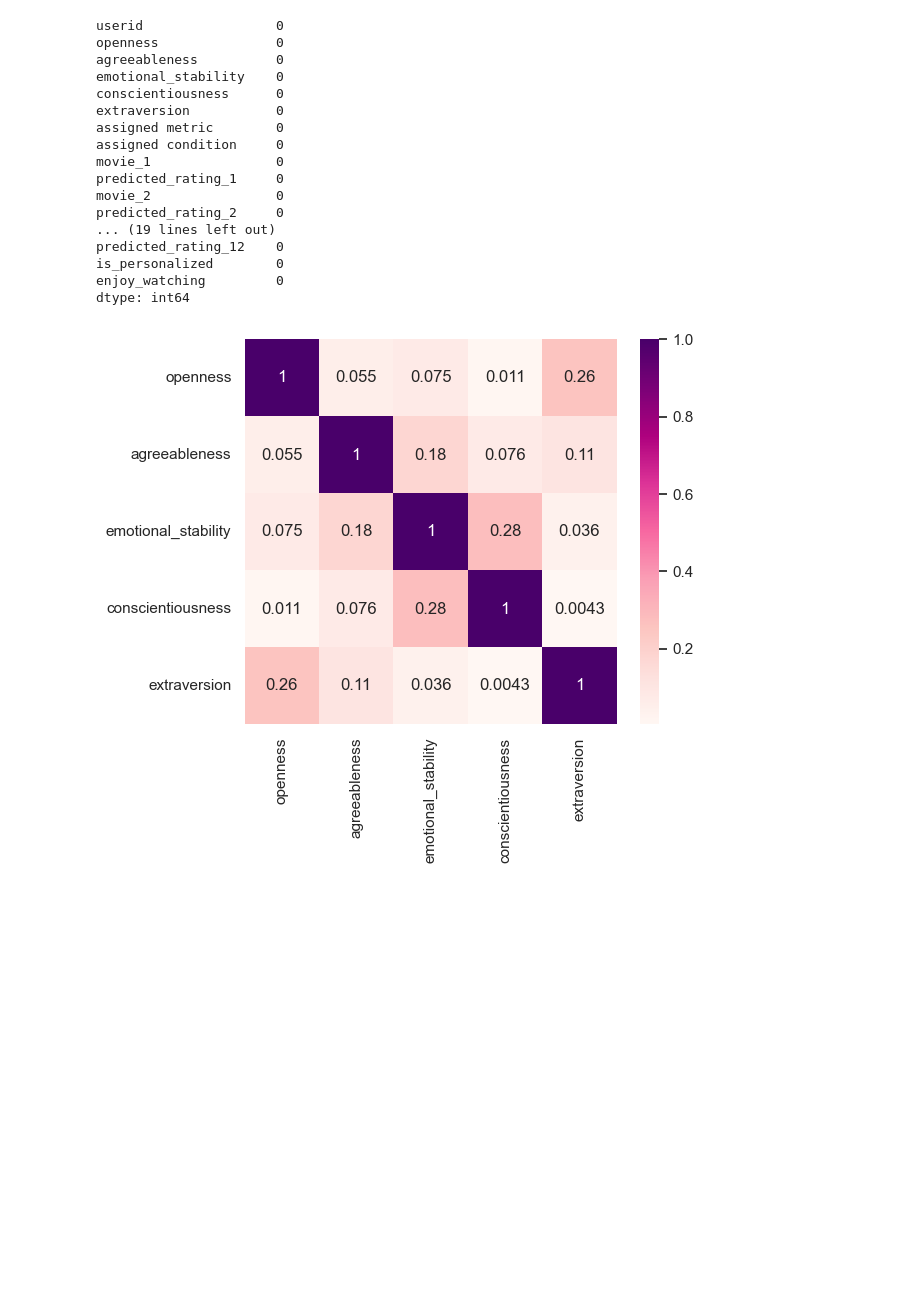
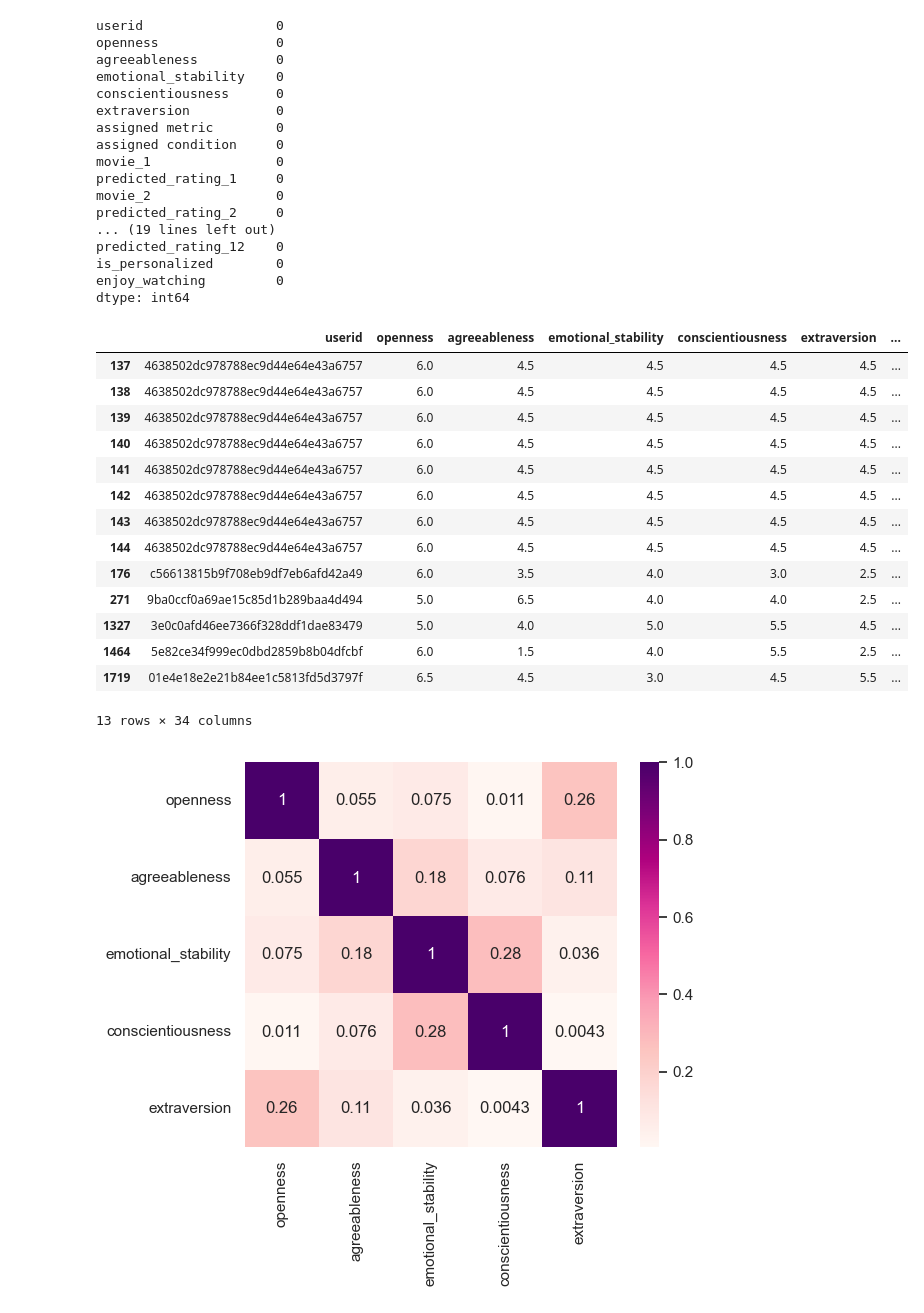
Before and after one commit to cats9rule/mlprojects, a Jupyter notebook: p2/p2.ipynb, the cells around one changed output. Cells and saved outputs as stored; diff of their text form; code cells hidden in the pictures; blank space fills up the shorter version.

Commit message:
Added check for duplicates

```diff
--- a/p2/p2.ipynb
+++ b/p2/p2.ipynb
@@ -124,6 +124,25 @@ predicted_rating_12    0
 is_personalized        0
 enjoy_watching         0
 dtype: int64
+# %%
+duplicated = personality_data.duplicated()
+personality_data[duplicated]
+# %% [output]
+|  | userid | openness | agreeableness | emotional_stability | conscientiousness | extraversion | ... |
+| 137 | 4638502dc978788ec9d44e64e43a6757 | 6.0 | 4.5 | 4.5 | 4.5 | 4.5 | ... |
+| 138 | 4638502dc978788ec9d44e64e43a6757 | 6.0 | 4.5 | 4.5 | 4.5 | 4.5 | ... |
+| 139 | 4638502dc978788ec9d44e64e43a6757 | 6.0 | 4.5 | 4.5 | 4.5 | 4.5 | ... |
+| 140 | 4638502dc978788ec9d44e64e43a6757 | 6.0 | 4.5 | 4.5 | 4.5 | 4.5 | ... |
+| 141 | 4638502dc978788ec9d44e64e43a6757 | 6.0 | 4.5 | 4.5 | 4.5 | 4.5 | ... |
+| 142 | 4638502dc978788ec9d44e64e43a6757 | 6.0 | 4.5 | 4.5 | 4.5 | 4.5 | ... |
+| 143 | 4638502dc978788ec9d44e64e43a6757 | 6.0 | 4.5 | 4.5 | 4.5 | 4.5 | ... |
+| 144 | 4638502dc978788ec9d44e64e43a6757 | 6.0 | 4.5 | 4.5 | 4.5 | 4.5 | ... |
+| 176 | c56613815b9f708eb9df7eb6afd42a49 | 6.0 | 3.5 | 4.0 | 3.0 | 2.5 | ... |
+| 271 | 9ba0ccf0a69ae15c85d1b289baa4d494 | 5.0 | 6.5 | 4.0 | 4.0 | 2.5 | ... |
+| 1327 | 3e0c0afd46ee7366f328ddf1dae83479 | 5.0 | 4.0 | 5.0 | 5.5 | 4.5 | ... |
+| 1464 | 5e82ce34f999ec0dbd2859b8b04dfcbf | 6.0 | 1.5 | 4.0 | 5.5 | 2.5 | ... |
+| 1719 | 01e4e18e2e21b84ee1c5813fd5d3797f | 6.5 | 4.5 | 3.0 | 4.5 | 5.5 | ... |
+13 rows × 34 columns
 # %%
 ocean = ['openness','agreeableness','emotional_stability','conscientiousness','extraversion']
 cor_ocean = personality_data[ocean].corr()
```
Also changed, not shown: 1 other file.
